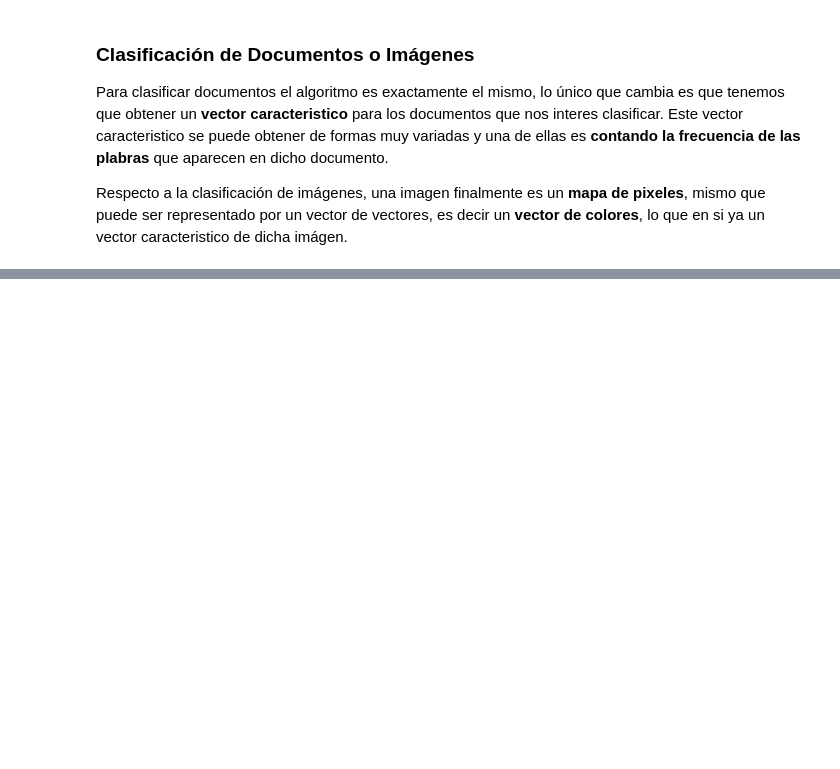
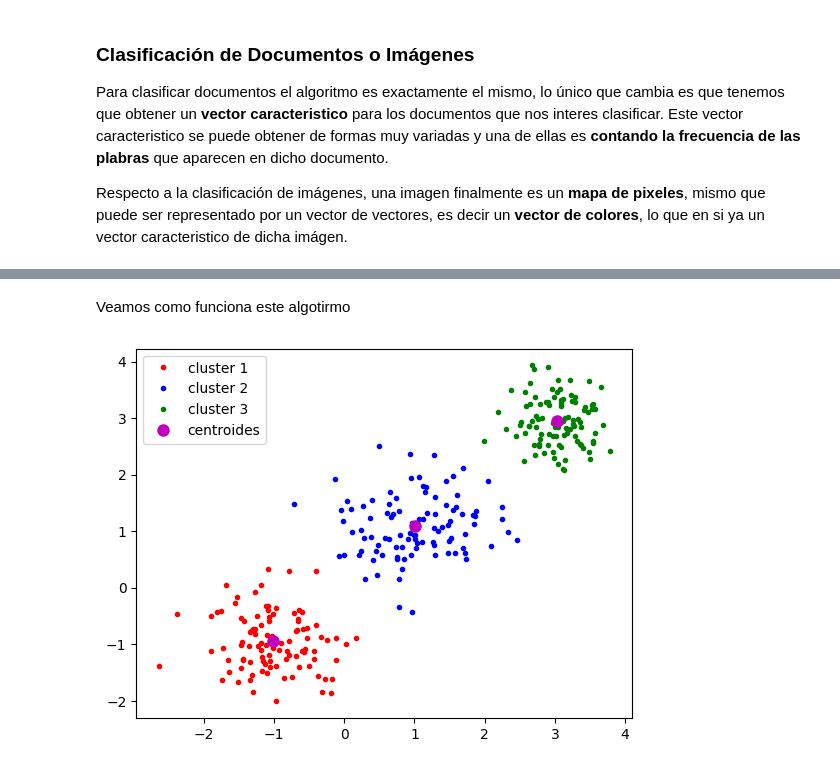
Before and after one commit to jugernaut/Induccion_MeIA, a Jupyter notebook: 4_IntroduccionAA/01_TiposDeAprendizaje.ipynb, the cells around one changed output, grey strips where cells are left out. Saved outputs shown, nothing was run; the diff lists cells and outputs as text; code cells hidden in the pictures; blank space fills up the shorter version.

```diff
--- a/4_IntroduccionAA/01_TiposDeAprendizaje.ipynb
+++ b/4_IntroduccionAA/01_TiposDeAprendizaje.ipynb
@@ -472,0 +553,26 @@ Respecto a la clasificación de imágenes, una imagen finalmente es un **mapa de
+# %% [markdown]
+Veamos como funciona este algotirmo
+# %%
+from sklearn.cluster import KMeans
+
+# Se agrupan los puntos con k-medias usando  k=3
+n = 3
+k_means = KMeans(n_clusters=n)
+k_means.fit(X)
+
+# Como resultado se obtienen 3 grupos y cada uno de los datos
+# pertenece a almenos uno de estos 3 grupos
+centroides = k_means.cluster_centers_
+etiquetas = k_means.labels_
+
+# Se grafican los datos y los clusters (grupos)
+plt.plot(X[etiquetas==0,0],X[etiquetas==0,1],'r.', label='cluster 1')
+plt.plot(X[etiquetas==1,0],X[etiquetas==1,1],'b.', label='cluster 2')
+plt.plot(X[etiquetas==2,0],X[etiquetas==2,1],'g.', label='cluster 3')
+
+plt.plot(centroides[:,0],centroides[:,1],'mo',markersize=8, label='centroides')
+
+plt.legend(loc='best')
+plt.show()
+# %% [output]
+[figure, added]
```
Also changed, not shown: parts of 12 cells of this notebook.
